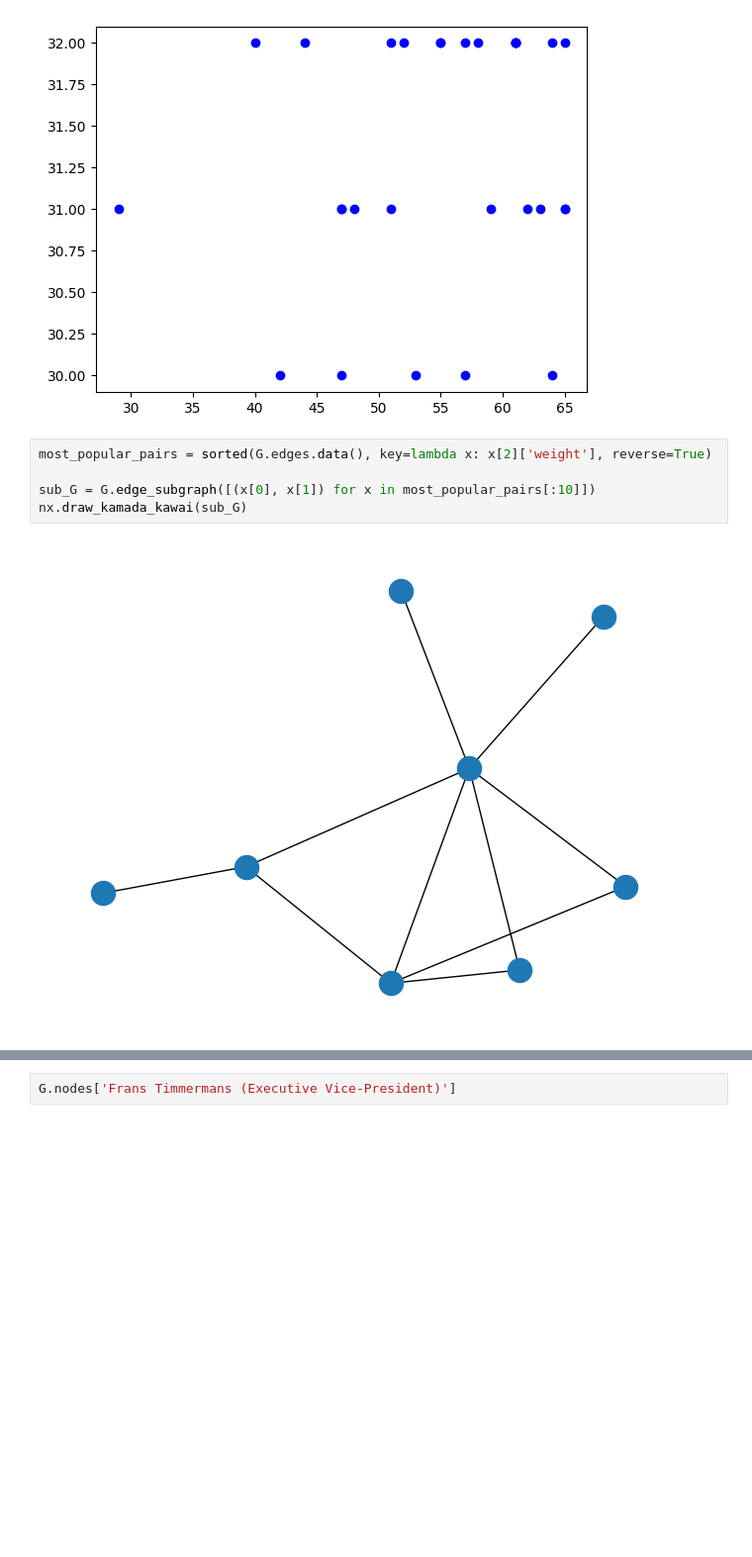
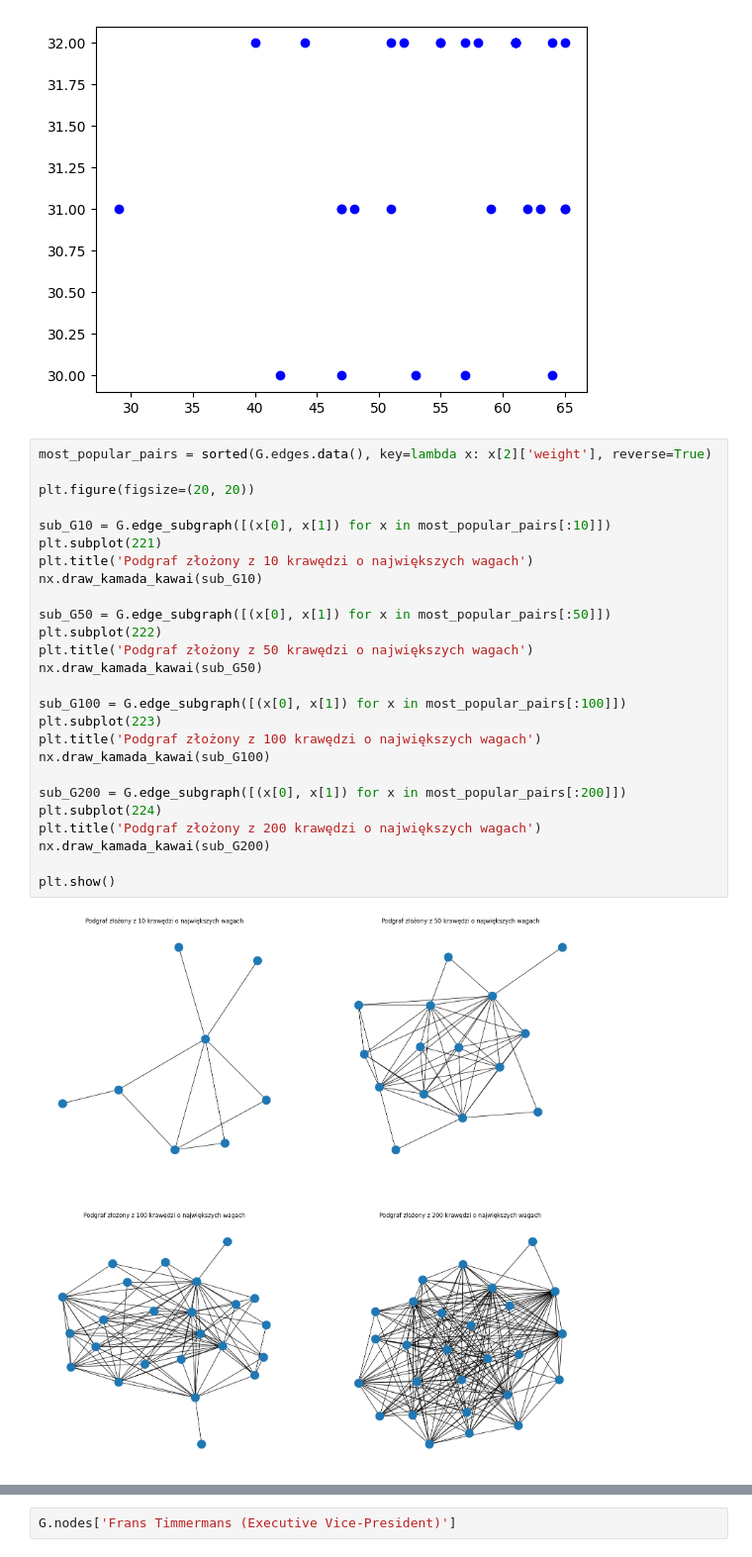
Before and after one commit to maksanm/EU-Commission-Network-Analyzis, a Jupyter notebook: src/graphs/experiments.ipynb, the cells around one changed output, grey strips where cells are left out. Shown at 99% size. Drawn from its saved outputs; the diff is of its cells as text; blank space fills up the shorter version.

```diff
--- a/src/graphs/experiments.ipynb
+++ b/src/graphs/experiments.ipynb
@@ -297,10 +298,31 @@ plt.plot(correlation_X, correlation_Y, 'bo')
 # %% [output]
 [<matplotlib.lines.Line2D at 0x...>]
 [figure]
-# %%
-most_popular_pairs = sorted(G.edges.data(), key=lambda x: x[2]['weight'], reverse=True)
-
-sub_G = G.edge_subgraph([(x[0], x[1]) for x in most_popular_pairs[:10]])
-nx.draw_kamada_kawai(sub_G)
-# %% [output]
-[figure, removed]
+# %%
+most_popular_pairs = sorted(G.edges.data(), key=lambda x: x[2]['weight'], reverse=True)
+
+plt.figure(figsize=(20, 20))
+
+sub_G10 = G.edge_subgraph([(x[0], x[1]) for x in most_popular_pairs[:10]])
+plt.subplot(221)
+plt.title('Podgraf złożony z 10 krawędzi o największych wagach')
+nx.draw_kamada_kawai(sub_G10)
+
+sub_G50 = G.edge_subgraph([(x[0], x[1]) for x in most_popular_pairs[:50]])
+plt.subplot(222)
+plt.title('Podgraf złożony z 50 krawędzi o największych wagach')
+nx.draw_kamada_kawai(sub_G50)
+
+sub_G100 = G.edge_subgraph([(x[0], x[1]) for x in most_popular_pairs[:100]])
+plt.subplot(223)
+plt.title('Podgraf złożony z 100 krawędzi o największych wagach')
+nx.draw_kamada_kawai(sub_G100)
+
+sub_G200 = G.edge_subgraph([(x[0], x[1]) for x in most_popular_pairs[:200]])
+plt.subplot(224)
+plt.title('Podgraf złożony z 200 krawędzi o największych wagach')
+nx.draw_kamada_kawai(sub_G200)
+
+plt.show()
+# %% [output]
+[figure, added]
```
Also changed, not shown: parts of 12 cells of this notebook.
